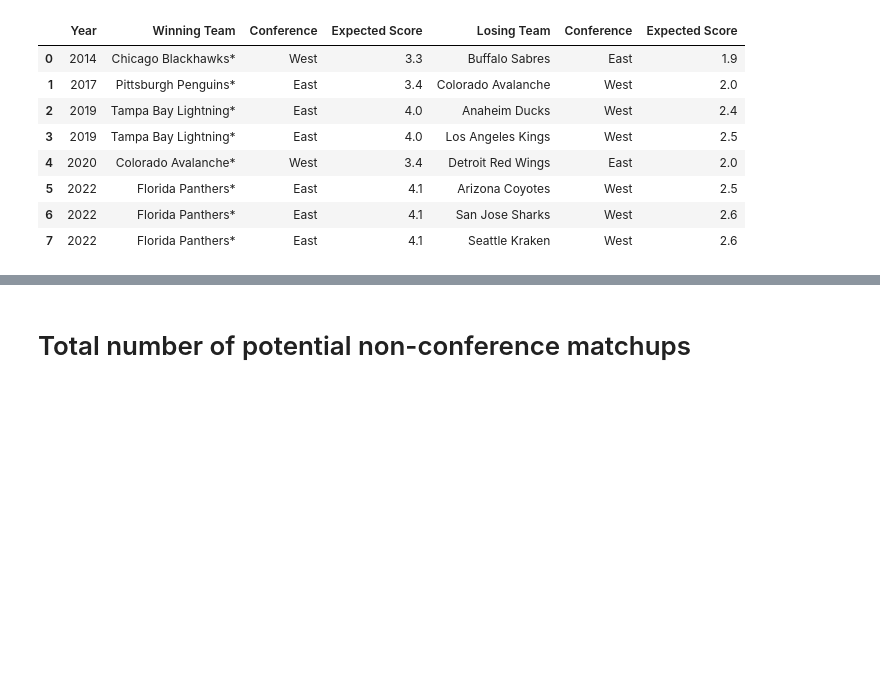
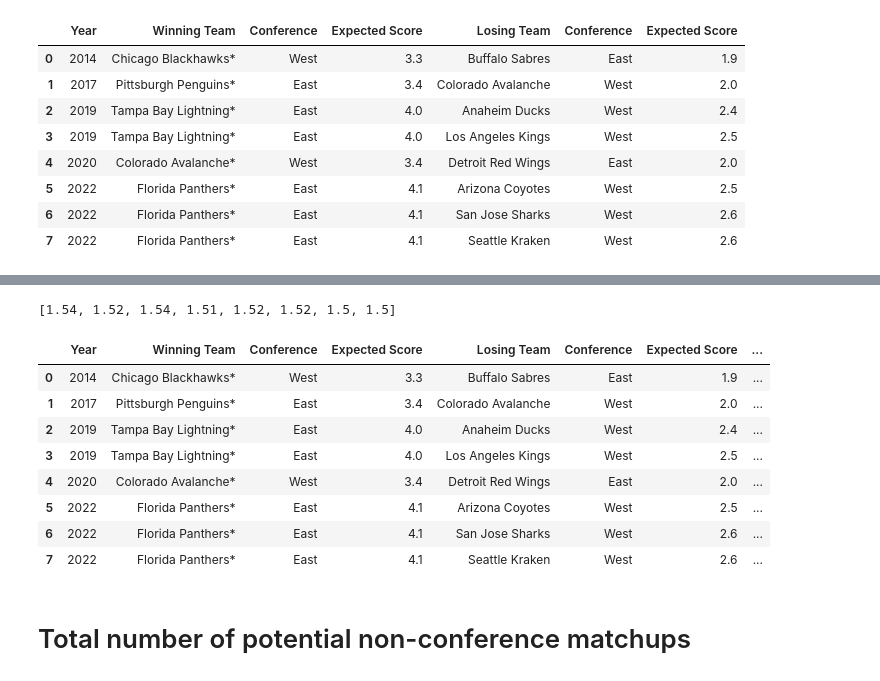
Before and after one commit to caleb-smith-95/NHL-OT, a Jupyter notebook: Analysis.ipynb, the cells around one changed output, grey strips where cells are left out. Drawn from its saved outputs; the diff is of its cells as text; code cells hidden in the pictures; blank space fills up the shorter version.

```diff
--- a/Analysis.ipynb
+++ b/Analysis.ipynb
@@ -424,3 +443,7 @@ final_df
 | 5 | 2022 | Florida Panthers* | East | 4.1 | Arizona Coyotes | West | 2.5 |
 | 6 | 2022 | Florida Panthers* | East | 4.1 | San Jose Sharks | West | 2.6 |
 | 7 | 2022 | Florida Panthers* | East | 4.1 | Seattle Kraken | West | 2.6 |
+# %%
+scores_df = final_df['Expected Score']
+scores_df.columns = ['Ex_Score_W', 'Ex_Score_L']
+scores_df
@@ -427,3 +460,27 @@ final_df
+# %%
+winning_scores = scores_df['Ex_Score_W']
+losing_scores = scores_df['Ex_Score_L']
+ex_points = []
+
+for i in range(len(scores_df)):
+    ex_points.append(round(sims_array[int(losing_scores[i]*10 - 10), int(winning_scores[i]*10 - 10)], 2))
+
+ex_points
+# %% [output]
+[1.54, 1.52, 1.54, 1.51, 1.52, 1.52, 1.5, 1.5]
+# %%
+final_df['Expected Points'] = ex_points
+final_df
+# %% [output]
+|  | Year | Winning Team | Conference | Expected Score | Losing Team | Conference | Expected Score | ... |
+| 0 | 2014 | Chicago Blackhawks* | West | 3.3 | Buffalo Sabres | East | 1.9 | ... |
+| 1 | 2017 | Pittsburgh Penguins* | East | 3.4 | Colorado Avalanche | West | 2.0 | ... |
+| 2 | 2019 | Tampa Bay Lightning* | East | 4.0 | Anaheim Ducks | West | 2.4 | ... |
+| 3 | 2019 | Tampa Bay Lightning* | East | 4.0 | Los Angeles Kings | West | 2.5 | ... |
+| 4 | 2020 | Colorado Avalanche* | West | 3.4 | Detroit Red Wings | East | 2.0 | ... |
+| 5 | 2022 | Florida Panthers* | East | 4.1 | Arizona Coyotes | West | 2.5 | ... |
+| 6 | 2022 | Florida Panthers* | East | 4.1 | San Jose Sharks | West | 2.6 | ... |
+| 7 | 2022 | Florida Panthers* | East | 4.1 | Seattle Kraken | West | 2.6 | ... |
 # %% [markdown]
 # Total number of potential non-conference matchups
 # %%
```
Also changed, not shown: parts of 6 cells of this notebook, 1 other file.
